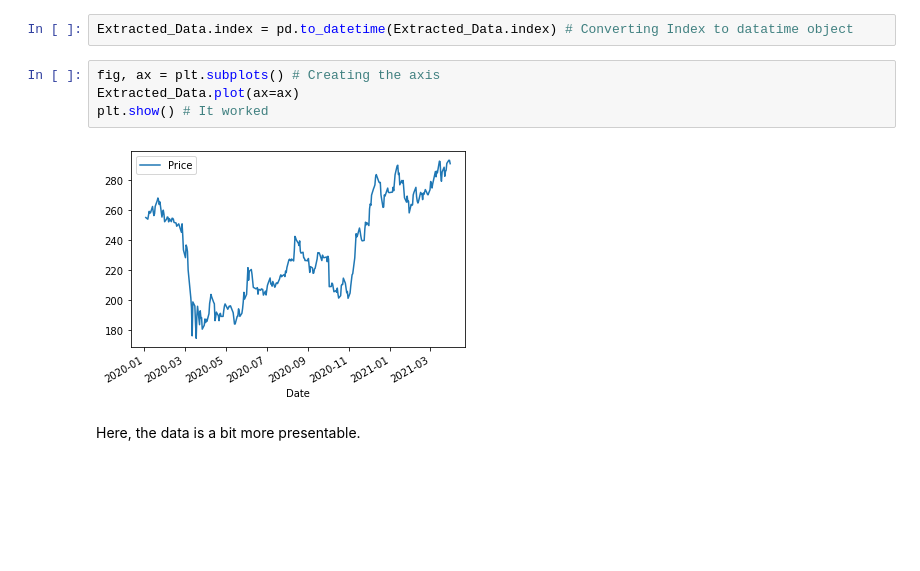
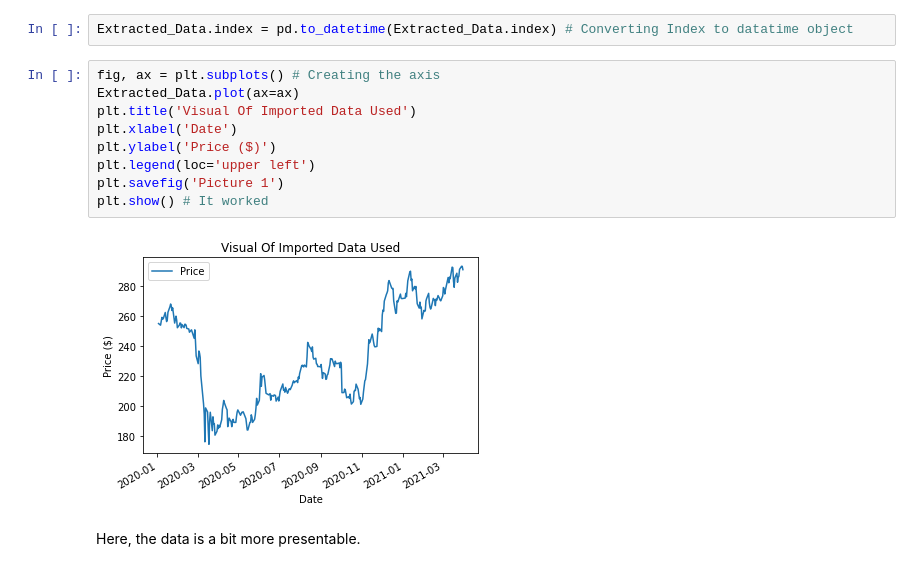
Before and after one commit to mwallace123/Project-5---E6QZFhUWEMNyTVRl, a Jupyter notebook: Project 5 Notebook.ipynb, the cells around one changed output. Saved outputs shown, nothing was run; the diff lists cells and outputs as text; blank space fills up the shorter version.

```diff
--- a/Project 5 Notebook.ipynb
+++ b/Project 5 Notebook.ipynb
@@ -117,9 +117,14 @@ Extracted_Data.index = pd.to_datetime(Extracted_Data.index) # Converting Index t
 # %%
 fig, ax = plt.subplots() # Creating the axis
 Extracted_Data.plot(ax=ax)
+plt.title('Visual Of Imported Data Used')
+plt.xlabel('Date')
+plt.ylabel('Price ($)')
+plt.legend(loc='upper left')
+plt.savefig('Picture 1')
 plt.show() # It worked
 # %% [output]
-[figure, old version]
+[figure, new version]
 # %% [markdown]
 Here, the data is a bit more presentable.
 # %% [markdown]
```
Also changed, not shown: parts of 13 cells of this notebook.
